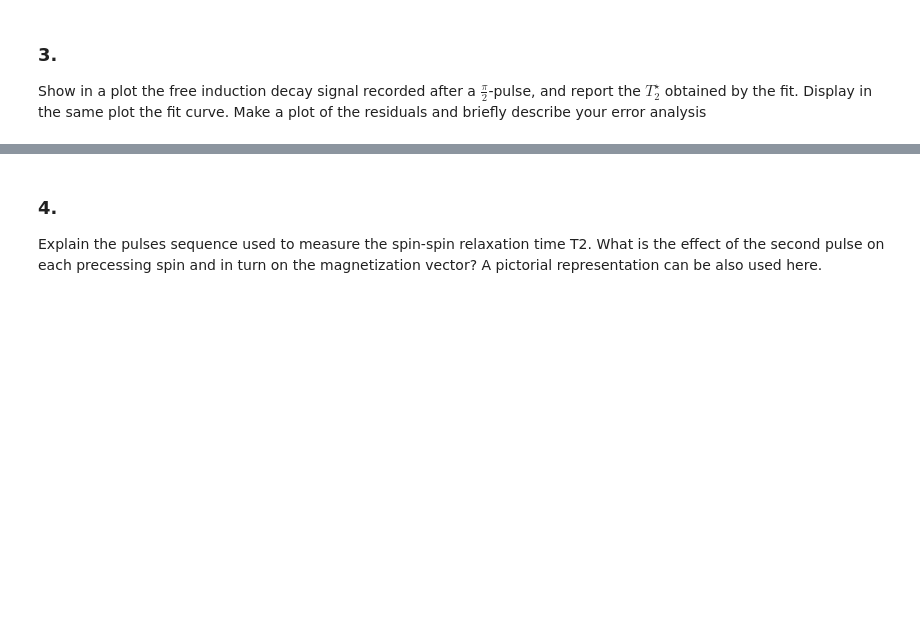
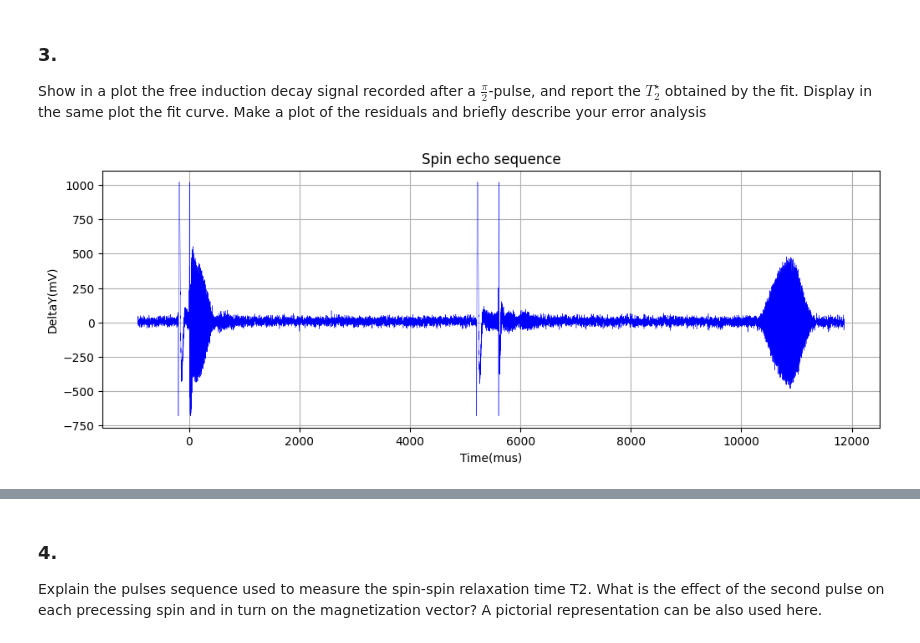
Before and after one commit to sdracia/Quantum-Hardware, a Jupyter notebook: project.ipynb, the cells around one changed output, grey strips where cells are left out. Saved outputs shown, nothing was run; the diff lists cells and outputs as text; code cells hidden in the pictures; blank space fills up the shorter version.

```diff
--- a/project.ipynb
+++ b/project.ipynb
@@ -68,6 +68,23 @@ Larmor frequency of the precessing spins for the measured B: -24.310667599999995
 ### 3\.
 
 Show in a plot the free induction decay signal recorded after a $\frac{\pi}{2}$-pulse, and report the $T^{⋆}_2$ obtained by the fit. Display in the same plot the fit curve. Make a plot of the residuals and briefly describe your error analysis
+# %%
+fid_signal = pd.read_csv("File1/File1_nozoom.csv", skiprows = lambda x: x % 50 != 0, engine="python")
+fid_signal.iloc[:, 0] *= 10e5
+fid_signal.iloc[:, 1] *= 10e2
+fid_signal.columns = ["Time(mus)", "DeltaY(mV)"]
+
+fig = plt.figure(figsize=(12, 4))
+
+plt.plot(fid_signal.iloc[:, 0], fid_signal.iloc[:, 1], color = "blue", linewidth = 0.3)
+plt.xlabel("Time(mus)")
+plt.ylabel("DeltaY(mV)")
+plt.title('Spin echo sequence')
+plt.grid(True)
+
+plt.show()
+# %% [output]
+[figure, added]
 # %%
 def exponential_func(x, a, tau):
     return a * np.exp(-x / tau)
```
Also changed, not shown: parts of 5 cells of this notebook, 8 other files.
